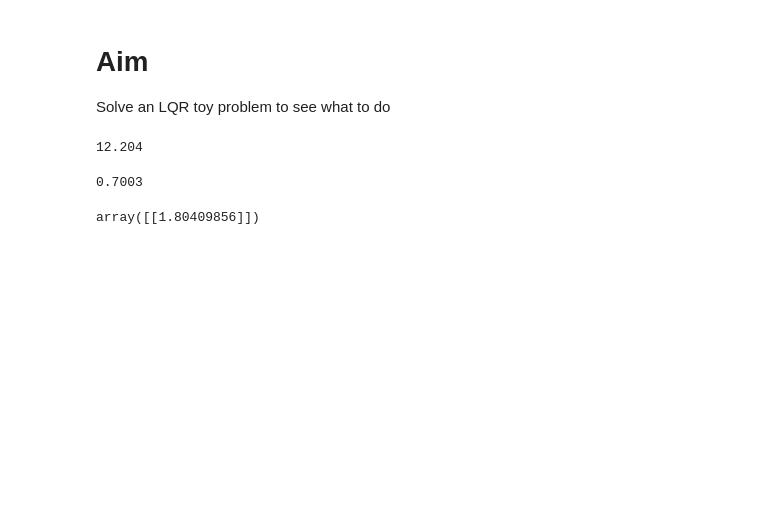
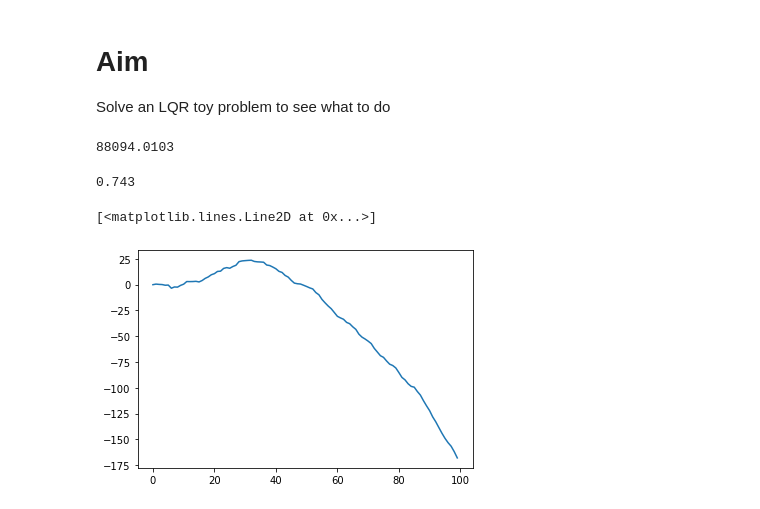
Before and after one commit to aditya-sengupta/seallqg, a Jupyter notebook: notebooks/lqr_toy.ipynb, the cells around one changed output. Saved outputs shown, nothing was run; the diff lists cells and outputs as text; code cells hidden in the pictures; blank space fills up the shorter version.

```diff
--- a/notebooks/lqr_toy.ipynb
+++ b/notebooks/lqr_toy.ipynb
@@ -11,15 +12,12 @@ inv = np.linalg.inv
 mvn = st.multivariate_normal
 rms = lambda data: round(np.sqrt(np.mean((data - np.mean(data)) ** 2)), 4)
 # %%
-s = 1
+s = 2
 m = 1
 p = 1
 nsteps = 10000
 # %%
-lambdas = np.random.uniform(-1, 1, s)
-lambdas = lambdas / ((1 + 1e-6) * np.max(np.abs(lambdas)))
-M = np.random.randn(s,s)
-A = np.linalg.inv(M) @ np.diag(lambdas) @ M
+A = np.array([[2, -1], [1, 0]])
 B = np.random.randn(s,m)
 C = np.random.randn(p,s)
 Q = np.eye(s)
@@ -40,9 +38,9 @@ states_un[0,:] = x
 for i in range(1, nsteps):
     states_un[i,:] = A @ states_un[i-1,:] + process_dist.rvs()
 
-rms(states_un)
+rms(states_un @ C.T)
 # %% [output]
-12.204
+88094.0103
 # %%
 states = np.zeros((nsteps, s))
 states_hat = np.zeros((nsteps, s))
@@ -51,16 +49,17 @@ states_hat[0,:] = x
 for i in range(1, nsteps):
     x = states[i-1,:]
     x_hat = states_hat[i-1,:]
-    u = lqr_gain @ x_hat
+    u = -lqr_gain @ x_hat
     y = C @ (A @ x + B @ u) + measure_dist.rvs()
     innovation = y - C @ (A @ x_hat + B @ u)
     states_hat[i,:] = A @ x_hat + B @ u + kalman_gain @ innovation
     states[i,:] = states[i,:] + process_dist.rvs()
 
-rms(states)
+rms(states @ C.T)
 # %% [output]
-0.7003
+0.743
-# %%
-lqr_cov
-# %% [output]
-array([[1.80409856]])
+# %%
+plt.plot(states_un[:100,:] @ C.T)
+# %% [output]
+[<matplotlib.lines.Line2D at 0x...>]
+[figure, added]
```
Also changed, not shown: parts of 1 cell of this notebook, 8 other files.
